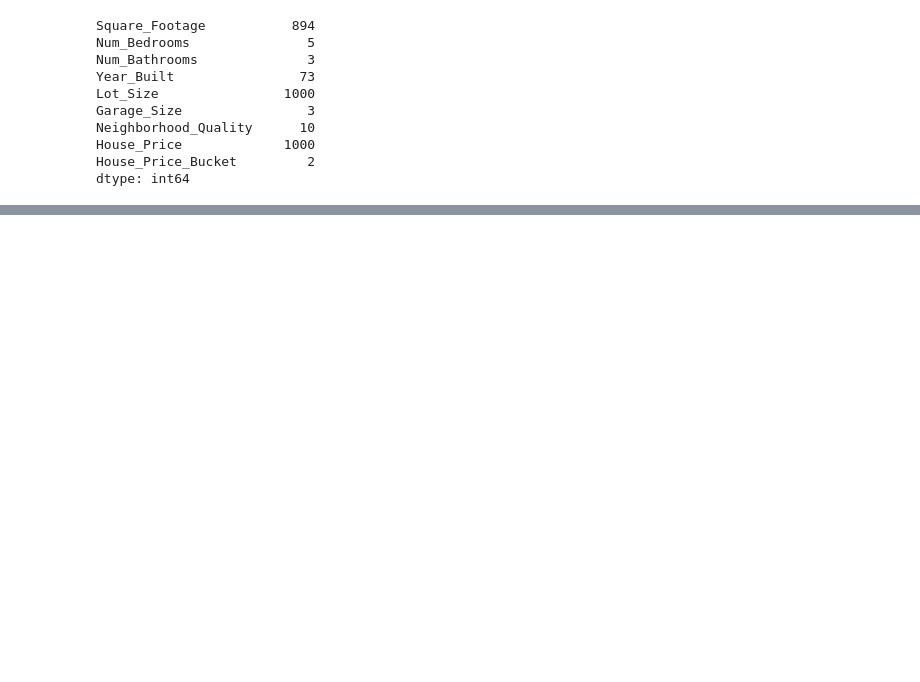
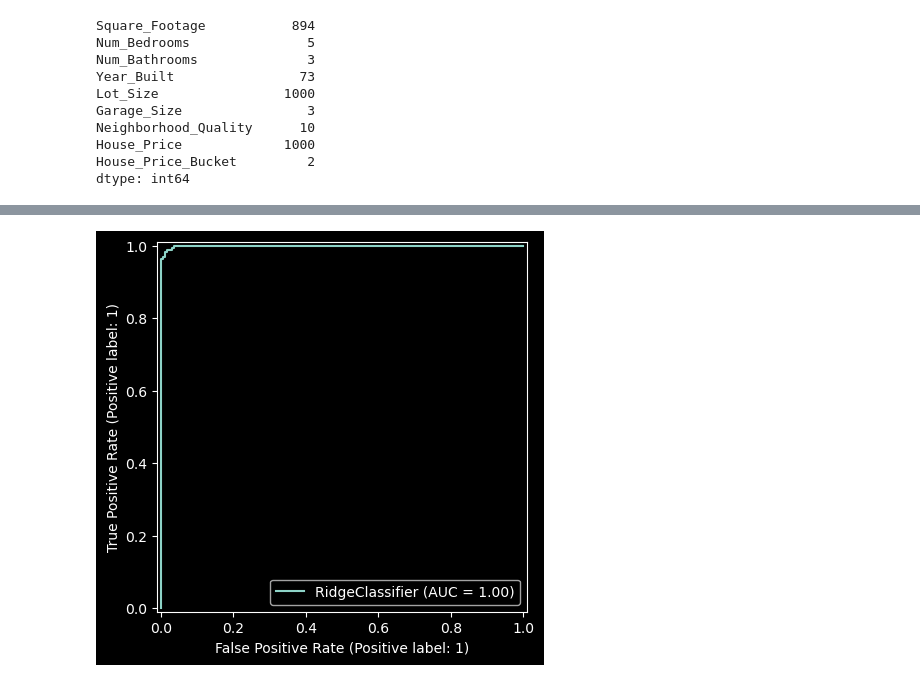
Before and after one commit to ZachParent/mai-pre-work, a Jupyter notebook: home_value_regression/home-values-collab.ipynb, the cells around one changed output, grey strips where cells are left out. Drawn from its saved outputs; the diff is of its cells as text; code cells hidden in the pictures; blank space fills up the shorter version.

```diff
--- a/home_value_regression/home-values-collab.ipynb
+++ b/home_value_regression/home-values-collab.ipynb
@@ -99,0 +103,6 @@ TypeError: only length-1 arrays can be converted to Python scalars
+# %%
+curve_vals = roc_curve(clf_y_test, clf.decision_function(clf_X_test))
+RocCurveDisplay.from_estimator(clf, clf_X_test, clf_y_test)
+plt.show()
+# %% [output]
+[figure, added]
```
Also changed, not shown: parts of 6 cells of this notebook.
